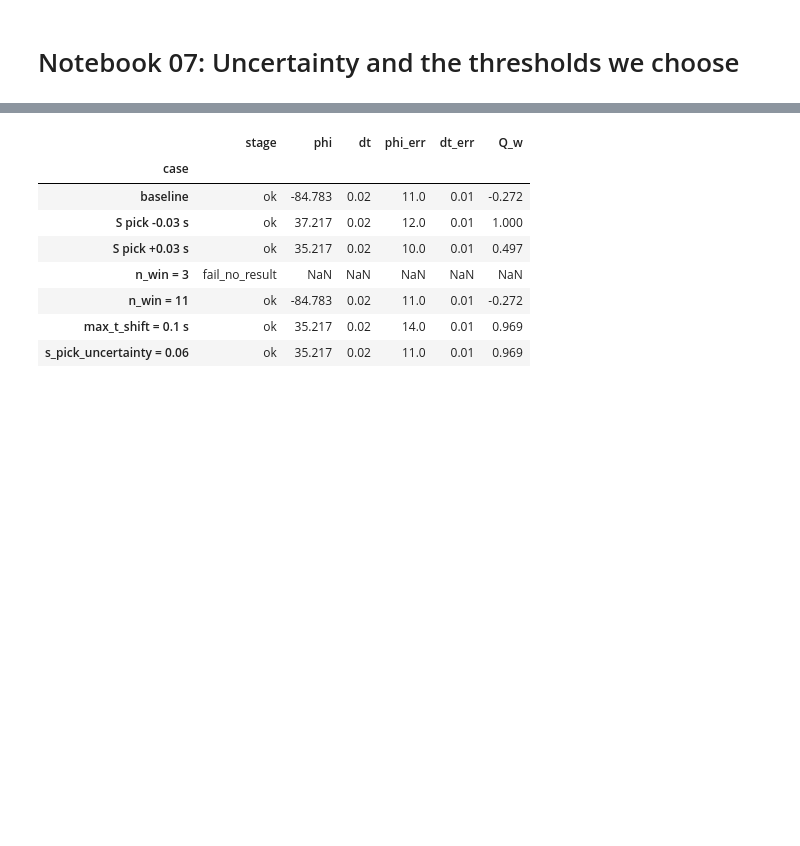
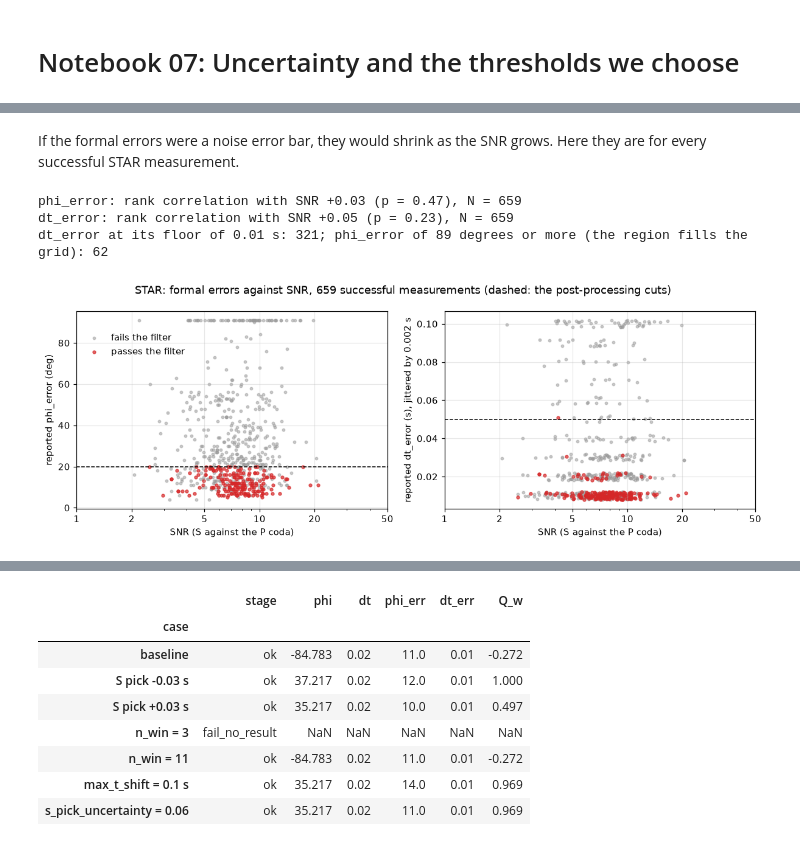
Before and after one commit to mhemmett/rainier-sws-tutorials, a Jupyter notebook: notebooks/07_uncertainty_and_thresholds.ipynb, the cells around one changed output, grey strips where cells are left out. Cells and saved outputs as stored; diff of their text form; code cells hidden in the pictures; blank space fills up the shorter version.

```diff
--- a/notebooks/07_uncertainty_and_thresholds.ipynb
+++ b/notebooks/07_uncertainty_and_thresholds.ipynb
@@ -226,0 +137,29 @@ Finally, the knobs inside a single measurement. Re-measure the figure-3 event wi
+# %% [markdown]
+If the formal errors were a noise error bar, they would shrink as the SNR grows. Here they are for every successful STAR measurement.
+# %%
+passes = quality.post_filter_mask(ok)
+jitter = np.random.default_rng(0).uniform(-0.002, 0.002, len(ok))      # dt_error takes a few values: spread them a little
+fig, axes = plt.subplots(1, 2, figsize=(11, 4))
+for ax, col, cut, unit, y in [(axes[0], "phi_error", quality.DEFAULT_POST.phi_error_max, "deg", ok.phi_error),
+                              (axes[1], "dt_error", quality.DEFAULT_POST.dt_error_max, "s", ok.dt_error + jitter)]:
+    ax.scatter(ok.snr_horizontal[~passes], y[~passes], s=8, color="0.6", alpha=0.5, label="fails the filter")
+    ax.scatter(ok.snr_horizontal[passes], y[passes], s=10, color="tab:red", alpha=0.7, label="passes the filter")
+    ax.axhline(cut, color="k", ls="--", lw=1)
+    ax.set(xscale="log", xlabel="SNR (S against the P coda)", ylabel=f"reported {col} ({unit})")
+    plain_ticks(ax, [1, 2, 5, 10, 20, 50])
+axes[1].set_ylabel("reported dt_error (s), jittered by 0.002 s")
+axes[0].legend(frameon=False, loc="upper left", bbox_to_anchor=(0.0, 0.93))      # the low-SNR corner is empty
+fig.suptitle(f"STAR: formal errors against SNR, {len(ok)} successful measurements (dashed: the post-processing cuts)")
+plt.tight_layout()
+
+from scipy.stats import spearmanr
+for col in ("phi_error", "dt_error"):
+    rho, p = spearmanr(ok.snr_horizontal, ok[col])
+    print(f"{col}: rank correlation with SNR {rho:+.2f} (p = {p:.2f}), N = {len(ok)}")
+print(f"dt_error at its floor of {ok.dt_error.min():g} s: {(ok.dt_error == ok.dt_error.min()).sum()}; "
+      f"phi_error of 89 degrees or more (the region fills the grid): {(ok.phi_error >= 89).sum()}")
+# %% [output]
+phi_error: rank correlation with SNR +0.03 (p = 0.47), N = 659
+dt_error: rank correlation with SNR +0.05 (p = 0.23), N = 659
+dt_error at its floor of 0.01 s: 321; phi_error of 89 degrees or more (the region fills the grid): 62
+[figure, added]
```
Also changed, not shown: parts of 118 cells of this notebook, 2 other files.
